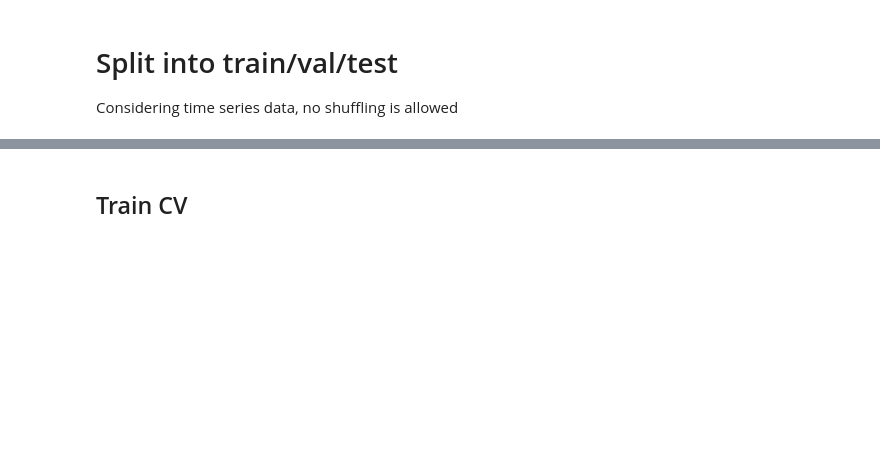
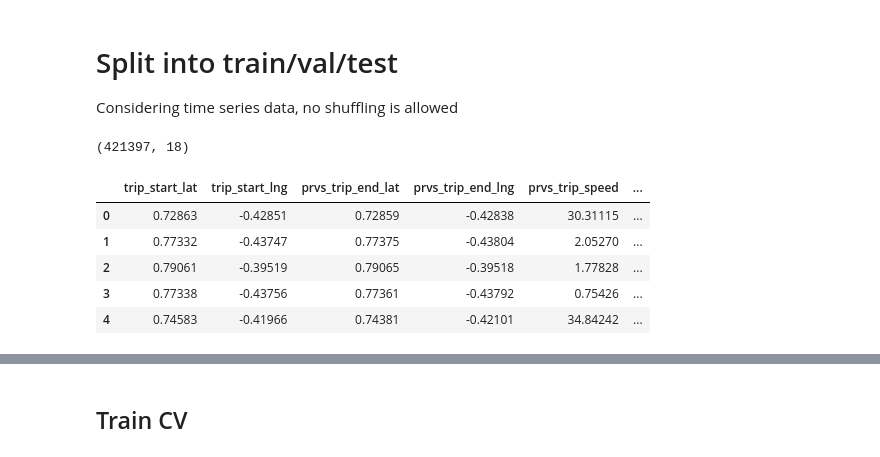
Before and after one commit to Shivam-Miglani/cab_data_analysis, a Jupyter notebook: notebooks/02_passenger_prediction.ipynb, the cells around one changed output, grey strips where cells are left out. Drawn from its saved outputs; the diff is of its cells as text; code cells hidden in the pictures; blank space fills up the shorter version.

Commit message:
prediction feature transform

```diff
--- a/notebooks/02_passenger_prediction.ipynb
+++ b/notebooks/02_passenger_prediction.ipynb
@@ -196,6 +179,17 @@ Syncing run brisk-river-1 to Weights & Biases (docs)
 # %% [markdown]
 # Split into train/val/test
 Considering time series data, no shuffling is allowed
+# %%
+trips_df = gen_passenger_loc_predict_data()
+trips_df.head()
+# %% [output]
+(421397, 18)
+|  | trip_start_lat | trip_start_lng | prvs_trip_end_lat | prvs_trip_end_lng | prvs_trip_speed | ... |
+| 0 | 0.72863 | -0.42851 | 0.72859 | -0.42838 | 30.31115 | ... |
+| 1 | 0.77332 | -0.43747 | 0.77375 | -0.43804 | 2.05270 | ... |
+| 2 | 0.79061 | -0.39519 | 0.79065 | -0.39518 | 1.77828 | ... |
+| 3 | 0.77338 | -0.43756 | 0.77361 | -0.43792 | 0.75426 | ... |
+| 4 | 0.74583 | -0.41966 | 0.74381 | -0.42101 | 34.84242 | ... |
 # %%
 trips_df = gen_passenger_loc_predict_data()
 
```
Also changed, not shown: parts of 9 cells of this notebook.
